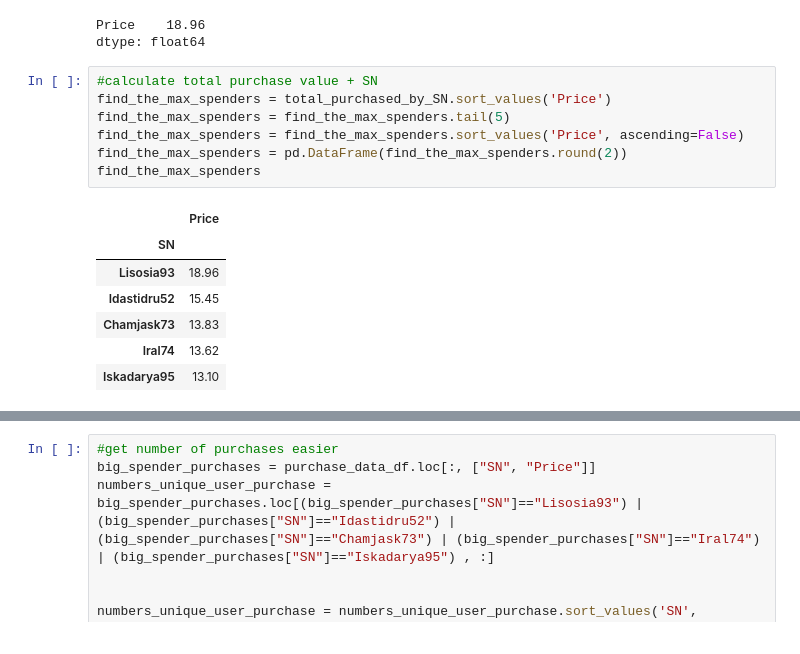
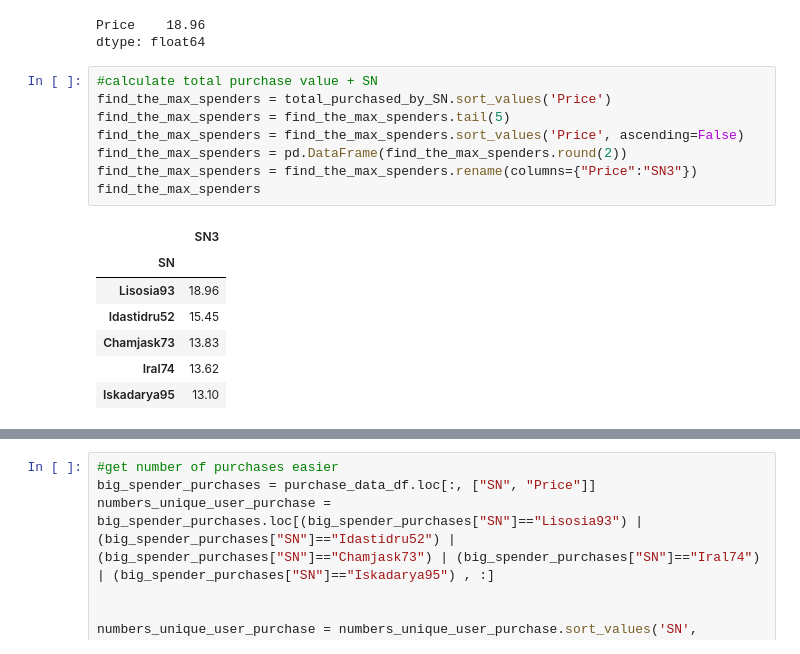
Before and after one commit to efennie/pandas-challenge, a Jupyter notebook: HeroesOfPymoli/main.ipynb, the cells around one changed output, grey strips where cells are left out. Cells and saved outputs as stored; diff of their text form.

```diff
--- a/HeroesOfPymoli/main.ipynb
+++ b/HeroesOfPymoli/main.ipynb
@@ -417,12 +407,13 @@ dtype: float64
 # %%
 #calculate total purchase value + SN
 find_the_max_spenders = total_purchased_by_SN.sort_values('Price')
 find_the_max_spenders = find_the_max_spenders.tail(5)
 find_the_max_spenders = find_the_max_spenders.sort_values('Price', ascending=False)
 find_the_max_spenders = pd.DataFrame(find_the_max_spenders.round(2))
+find_the_max_spenders = find_the_max_spenders.rename(columns={"Price":"SN3"})
 find_the_max_spenders
 # %% [output]
-|  | Price |
+|  | SN3 |
 | SN |  |
 | Lisosia93 | 18.96 |
 | Idastidru52 | 15.45 |
```
Also changed, not shown: parts of 13 cells of this notebook.
